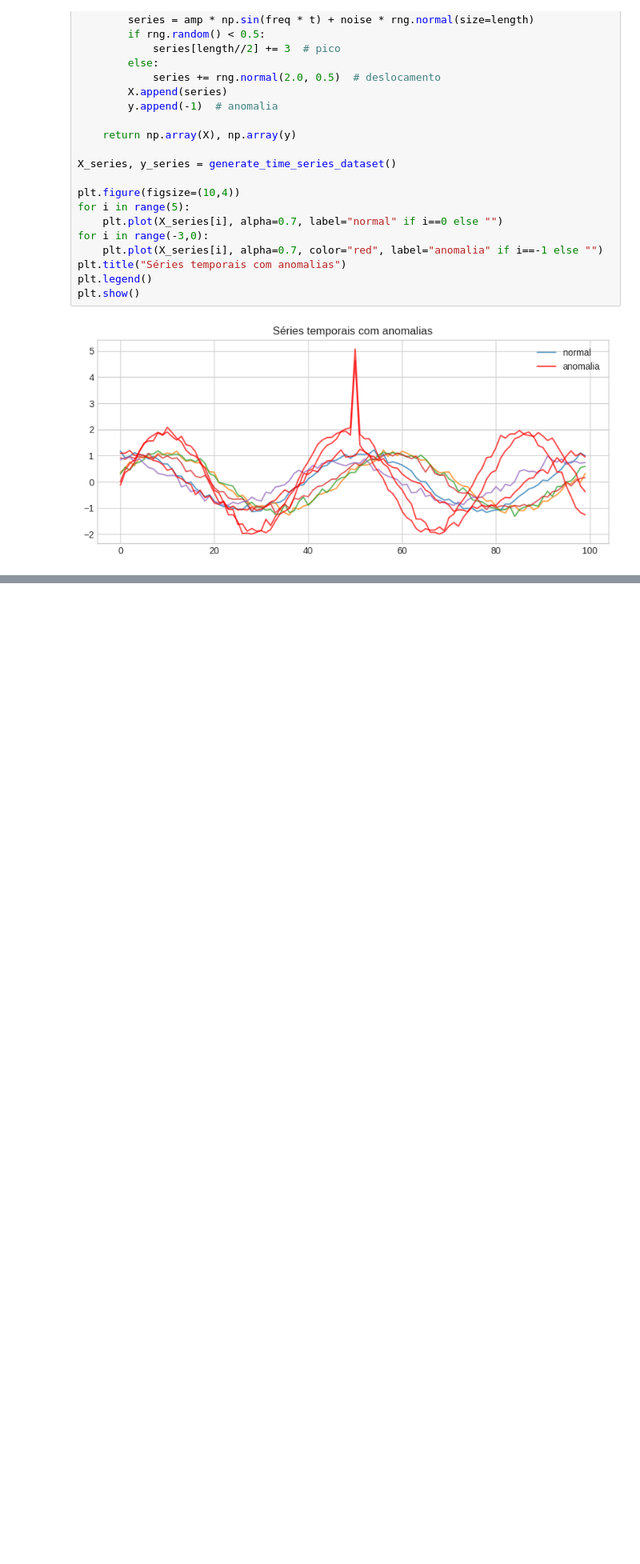
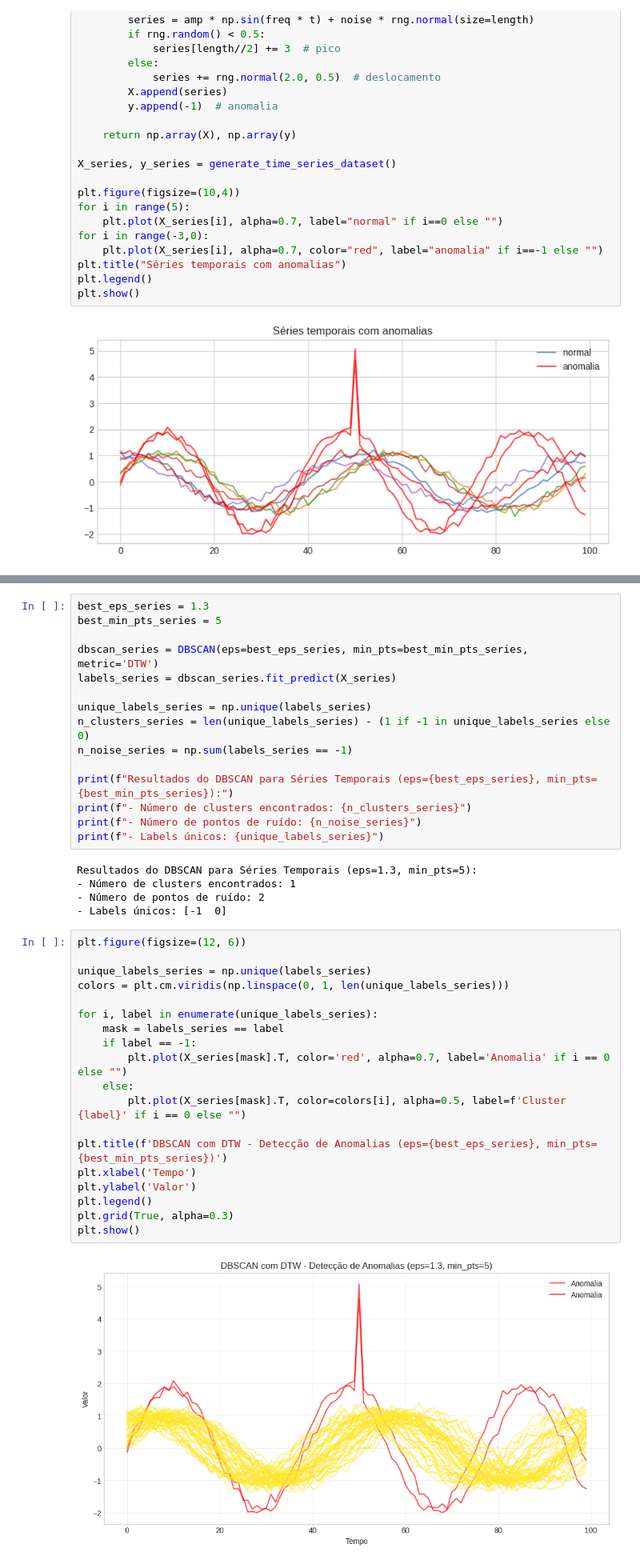
Before and after one commit to DanielBR0612/unsupervised-learning, a Jupyter notebook: 04 - DBSCAN.ipynb, the cells around one changed output, grey strips where cells are left out. Shown at 80% size. Saved outputs shown, nothing was run; the diff lists cells and outputs as text; blank space fills up the shorter version.

```diff
--- a/04 - DBSCAN.ipynb
+++ b/04 - DBSCAN.ipynb
@@ -798,0 +808,41 @@ plt.show()
+# %%
+best_eps_series = 1.3
+best_min_pts_series = 5
+
+dbscan_series = DBSCAN(eps=best_eps_series, min_pts=best_min_pts_series, metric='DTW')
+labels_series = dbscan_series.fit_predict(X_series)
+
+unique_labels_series = np.unique(labels_series)
+n_clusters_series = len(unique_labels_series) - (1 if -1 in unique_labels_series else 0)
+n_noise_series = np.sum(labels_series == -1)
+
+print(f"Resultados do DBSCAN para Séries Temporais (eps={best_eps_series}, min_pts={best_min_pts_series}):")
+print(f"- Número de clusters encontrados: {n_clusters_series}")
+print(f"- Número de pontos de ruído: {n_noise_series}")
+print(f"- Labels únicos: {unique_labels_series}")
+# %% [output]
+Resultados do DBSCAN para Séries Temporais (eps=1.3, min_pts=5):
+- Número de clusters encontrados: 1
+- Número de pontos de ruído: 2
+- Labels únicos: [-1  0]
+# %%
+plt.figure(figsize=(12, 6))
+
+unique_labels_series = np.unique(labels_series)
+colors = plt.cm.viridis(np.linspace(0, 1, len(unique_labels_series)))
+
+for i, label in enumerate(unique_labels_series):
+    mask = labels_series == label
+    if label == -1:
+        plt.plot(X_series[mask].T, color='red', alpha=0.7, label='Anomalia' if i == 0 else "")
+    else:
+        plt.plot(X_series[mask].T, color=colors[i], alpha=0.5, label=f'Cluster {label}' if i == 0 else "")
+
+plt.title(f'DBSCAN com DTW - Detecção de Anomalias (eps={best_eps_series}, min_pts={best_min_pts_series})')
+plt.xlabel('Tempo')
+plt.ylabel('Valor')
+plt.legend()
+plt.grid(True, alpha=0.3)
+plt.show()
+# %% [output]
+[figure, added]
```
Also changed, not shown: parts of 6 cells of this notebook.
